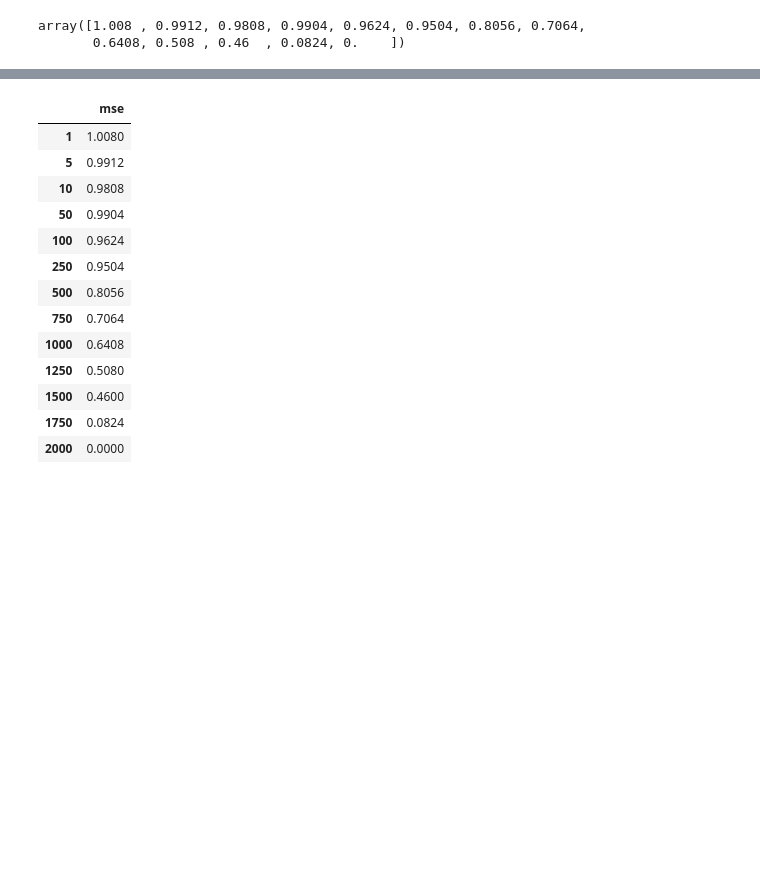
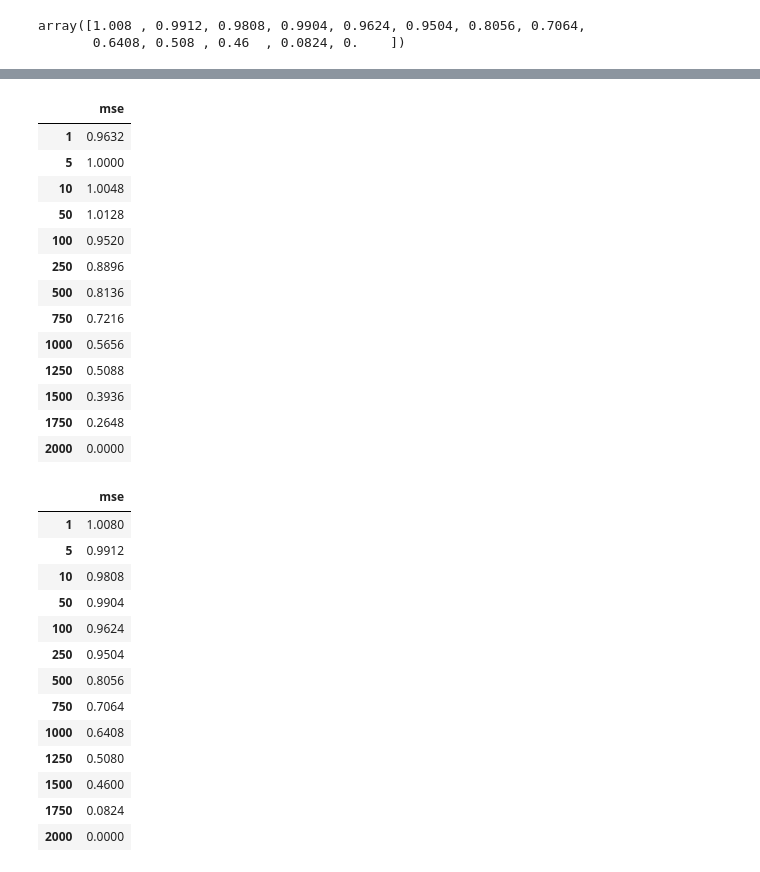
Before and after one commit to Luturtun/markov.project, a Jupyter notebook: 1_5_t.ipynb, the cells around one changed output, grey strips where cells are left out. Drawn from its saved outputs; the diff is of its cells as text; code cells hidden in the pictures; blank space fills up the shorter version.

```diff
--- a/1_5_t.ipynb
+++ b/1_5_t.ipynb
@@ -67,3 +94,20 @@ mse_sa_df.to_pickle("sa_50_ss_25.pkl")
+# %%
+mse_sa_df
+# %% [output]
+|  | mse |
+| 1 | 0.9632 |
+| 5 | 1.0000 |
+| 10 | 1.0048 |
+| 50 | 1.0128 |
+| 100 | 0.9520 |
+| 250 | 0.8896 |
+| 500 | 0.8136 |
+| 750 | 0.7216 |
+| 1000 | 0.5656 |
+| 1250 | 0.5088 |
+| 1500 | 0.3936 |
+| 1750 | 0.2648 |
+| 2000 | 0.0000 |
 # %%
 mse_sa_df
 # %% [output]
```
Also changed, not shown: parts of 6 cells of this notebook, 1 other file.
